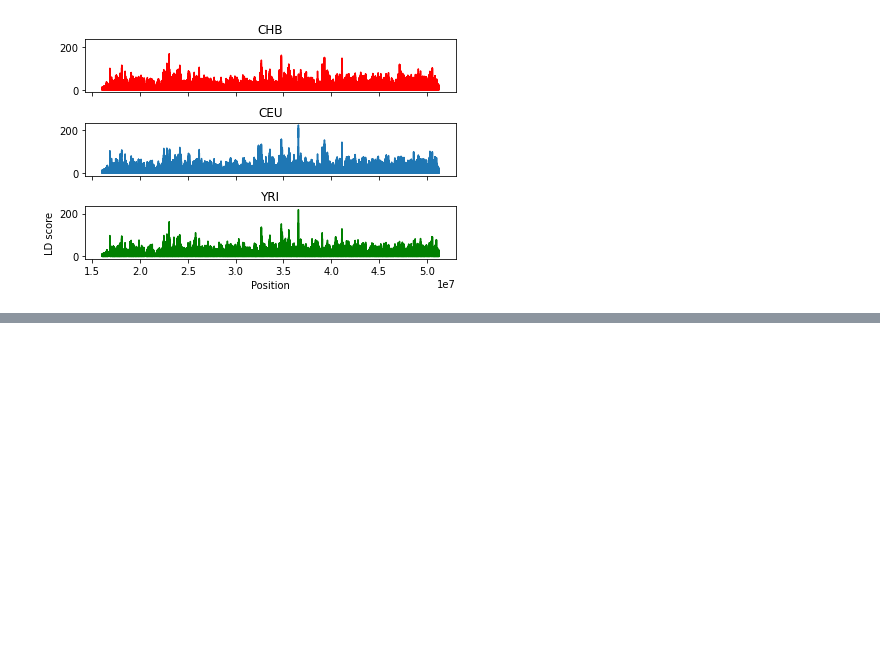
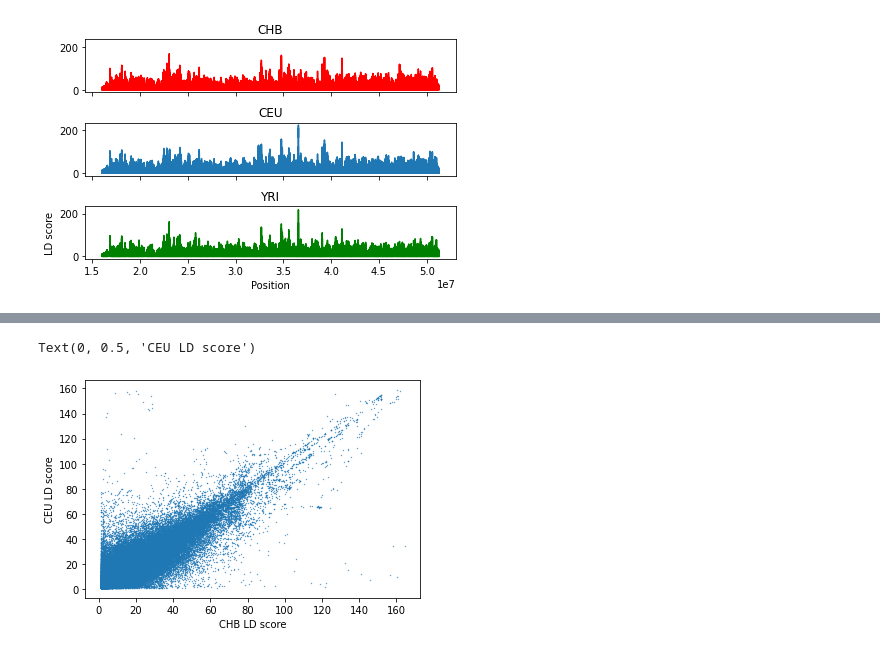
Before and after one commit to achyutha11/geo_LD_viz_v2, a Jupyter notebook: doc/notebooks/kxpexp.ipynb, the cells around one changed output, grey strips where cells are left out. Saved outputs shown, nothing was run; the diff lists cells and outputs as text; code cells hidden in the pictures; blank space fills up the shorter version.

```diff
--- a/doc/notebooks/kxpexp.ipynb
+++ b/doc/notebooks/kxpexp.ipynb
@@ -477,0 +478,32 @@ Text(0, 0.5, 'CEU LD score')
+# %%
+# Function to make lists of positions that have non-zero LD scores in one matrix, but 0 LD score in the other
+
+def refined_prune_list(a,b):
+    c = []
+    d = []
+    for i in tqdm(range(a.shape[1])):
+        if a[0,i] not in b[0,:]:
+            c.append(i)
+    for i in tqdm(range(b.shape[1])):
+        if b[0,i] not in a[0,:]:
+            d.append(i)
+    return c,d
+# %%
+CHB_ceuremoval, CEU_chbremoval = refined_prune_list(CHB_refined, CEU_refined)
+CHB_yriremoval, YRI_chbremoval = refined_prune_list(CHB_refined, YRI_refined)
+CEU_yriremoval, YRI_ceuremoval = refined_prune_list(CEU_refined, YRI_refined)
+# %%
+CHB_ceupruned = rmzero(CHB_refined, CHB_ceuremoval)
+CEU_chbpruned = rmzero(CEU_refined, CEU_chbremoval)
+CHB_yripruned = rmzero(CHB_refined, CHB_yriremoval)
+YRI_chbpruned = rmzero(YRI_refined, YRI_chbremoval)
+CEU_yripruned = rmzero(CEU_refined, CEU_yriremoval)
+YRI_ceupruned = rmzero(YRI_refined, YRI_ceuremoval)
+# %%
+plt.scatter(CHB_ceupruned[1,:],CEU_chbpruned[1,:], s=0.1)
+plt.xlabel("CHB LD score")
+plt.ylabel("CEU LD score")
+#plt.savefig('CHBvsCEUscatter_chr22.png',dpi=300)
+# %% [output]
+Text(0, 0.5, 'CEU LD score')
+[figure, added]
```
Also changed, not shown: parts of 11 cells of this notebook.
